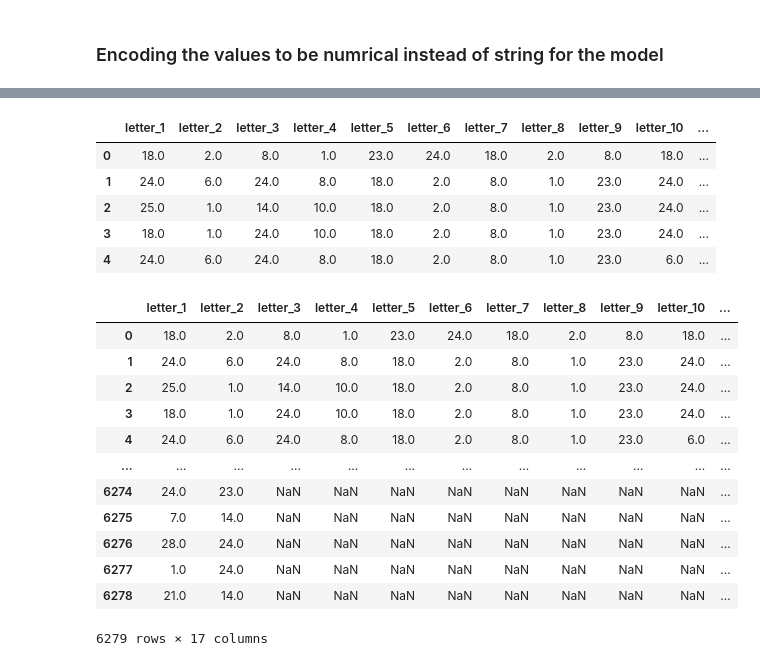
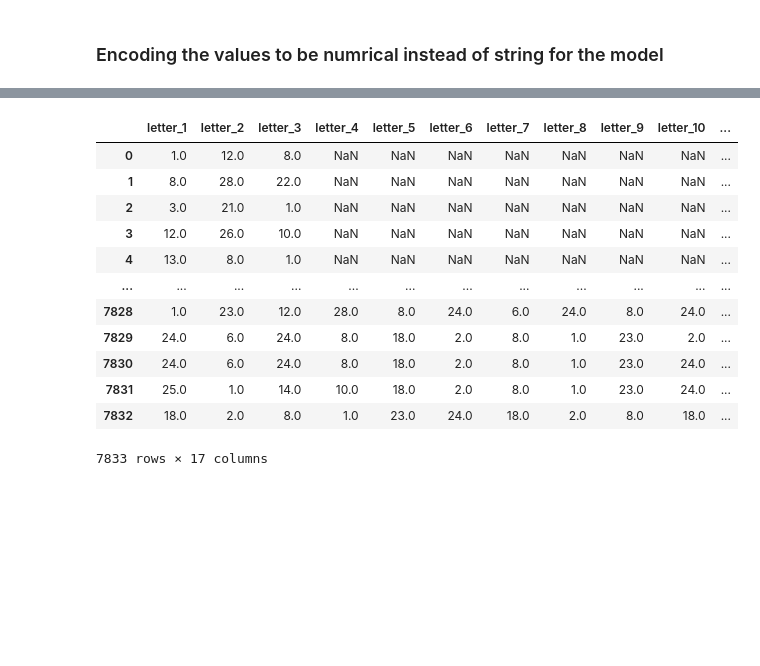
Before and after one commit to Desoky231/Arabic_names_gender_indetification, a Jupyter notebook: gender reveal.ipynb, the cells around one changed output, grey strips where cells are left out. Drawn from its saved outputs; the diff is of its cells as text; code cells hidden in the pictures; blank space fills up the shorter version.

```diff
--- a/gender reveal.ipynb
+++ b/gender reveal.ipynb
@@ -181,4 +180 @@ index = length.sort_values(ascending=False).index
-# %%
-# Reorder the rows of the DataFrame using the sorted index
-sorted_train_df = train_df.loc[index]
 # %%
@@ -203,4 +198,5 @@ display(sorted_train_df[sorted_train_df['Names'].apply(len) == 1])
 # %%
-sorted_train_df = sorted_train_df[sorted_train_df['Names'].apply(len) != 1]
+#Remove the enteries where the length the is 1 letter
+sorted_train_df = sorted_train_df[sorted_train_df['Length'] > 2]
 sorted_train_df.head(10)
 # %% [output]
@@ -641,0 +605,19 @@ Accuracy: 0.7611464968152867
+# %%
+
+# Make a function the removes inconsistencies in a string
+
+def remove_inconsistencies(input_string):
+    # Iterate through the inconsistency_mapper and replace each key with its corresponding value
+    for key, value in inconsistency_mapper.items():
+        input_string = input_string.replace(key, value)
+
+    return input_string
+
+def remove_non_arabic(input_string):
+    # Use regex to remove anything that is not an Arabic letter
+    arabic_letters = re.sub(r'[^اأإءآبتثجحخدذرزسشصضطظعغفقكلمنهوي]', '', input_string)
+    return arabic_letters
+# %%
+train_data['Names'] = train_data['Names'].apply(remove_inconsistencies)
+train_data['Names'] = train_data['Names'].apply(remove_non_arabic)
+train_data.head()
@@ -668,21 +656,26 @@ display(df)
 # %%
 # The dictionray for the mapping
 arabic_alphabet_mapping = {
     'ا': 1, 'ب': 2, 'ت': 3, 'ث': 4, 'ج': 5, 'ح': 6, 'خ': 7, 'د': 8, 'ذ': 9, 'ر': 10,
     'ز': 11, 'س': 12, 'ش': 13, 'ص': 14, 'ض': 15, 'ط': 16, 'ظ': 17, 'ع': 18, 'غ': 19,
-    'ف': 20, 'ق': 21, 'ك': 22, 'ل': 23, 'م': 24, 'ن': 25, 'ه': 26, 'و': 27, 'ي': 28
+    'ف': 20, 'ق': 21, 'ك': 22, 'ل': 23, 'م': 24, 'ن': 25, 'ه': 26, 'و': 27, 'ي': 28,
+    'ء' : 29
 }
-x = df
-columns_to_encode = x.columns
 
-test = x.copy()
-# Iterate through each column and apply mapping
-for column in columns_to_encode:
-    test[column] = test[column].map(arabic_alphabet_mapping)
+for col in list(df.columns):
+    df[col] = df[col].replace(arabic_alphabet_mapping)
+df
 # %% [output]
 |  | letter_1 | letter_2 | letter_3 | letter_4 | letter_5 | letter_6 | letter_7 | letter_8 | letter_9 | letter_10 | ... |
-| 0 | 18.0 | 2.0 | 8.0 | 1.0 | 23.0 | 24.0 | 18.0 | 2.0 | 8.0 | 18.0 | ... |
-| 1 | 24.0 | 6.0 | 24.0 | 8.0 | 18.0 | 2.0 | 8.0 | 1.0 | 23.0 | 24.0 | ... |
-| 2 | 25.0 | 1.0 | 14.0 | 10.0 | 18.0 | 2.0 | 8.0 | 1.0 | 23.0 | 24.0 | ... |
-| 3 | 18.0 | 1.0 | 24.0 | 10.0 | 18.0 | 2.0 | 8.0 | 1.0 | 23.0 | 24.0 | ... |
-| 4 | 24.0 | 6.0 | 24.0 | 8.0 | 18.0 | 2.0 | 8.0 | 1.0 | 23.0 | 6.0 | ... |
+| 0 | 1.0 | 12.0 | 8.0 | NaN | NaN | NaN | NaN | NaN | NaN | NaN | ... |
+| 1 | 8.0 | 28.0 | 22.0 | NaN | NaN | NaN | NaN | NaN | NaN | NaN | ... |
+| 2 | 3.0 | 21.0 | 1.0 | NaN | NaN | NaN | NaN | NaN | NaN | NaN | ... |
+| 3 | 12.0 | 26.0 | 10.0 | NaN | NaN | NaN | NaN | NaN | NaN | NaN | ... |
+| 4 | 13.0 | 8.0 | 1.0 | NaN | NaN | NaN | NaN | NaN | NaN | NaN | ... |
+| ... | ... | ... | ... | ... | ... | ... | ... | ... | ... | ... | ... |
+| 7828 | 1.0 | 23.0 | 12.0 | 28.0 | 8.0 | 24.0 | 6.0 | 24.0 | 8.0 | 24.0 | ... |
+| 7829 | 24.0 | 6.0 | 24.0 | 8.0 | 18.0 | 2.0 | 8.0 | 1.0 | 23.0 | 2.0 | ... |
+| 7830 | 24.0 | 6.0 | 24.0 | 8.0 | 18.0 | 2.0 | 8.0 | 1.0 | 23.0 | 24.0 | ... |
+| 7831 | 25.0 | 1.0 | 14.0 | 10.0 | 18.0 | 2.0 | 8.0 | 1.0 | 23.0 | 24.0 | ... |
+| 7832 | 18.0 | 2.0 | 8.0 | 1.0 | 23.0 | 24.0 | 18.0 | 2.0 | 8.0 | 18.0 | ... |
+7833 rows × 17 columns
@@ -713,17 +681,0 @@ def decode_pd(df):
-# %%
-test = decode_pd(train_data)
-test
-# %% [output]
-|  | letter_1 | letter_2 | letter_3 | letter_4 | letter_5 | letter_6 | letter_7 | letter_8 | letter_9 | letter_10 | ... |
-| 0 | 18.0 | 2.0 | 8.0 | 1.0 | 23.0 | 24.0 | 18.0 | 2.0 | 8.0 | 18.0 | ... |
-| 1 | 24.0 | 6.0 | 24.0 | 8.0 | 18.0 | 2.0 | 8.0 | 1.0 | 23.0 | 24.0 | ... |
-| 2 | 25.0 | 1.0 | 14.0 | 10.0 | 18.0 | 2.0 | 8.0 | 1.0 | 23.0 | 24.0 | ... |
-| 3 | 18.0 | 1.0 | 24.0 | 10.0 | 18.0 | 2.0 | 8.0 | 1.0 | 23.0 | 24.0 | ... |
-| 4 | 24.0 | 6.0 | 24.0 | 8.0 | 18.0 | 2.0 | 8.0 | 1.0 | 23.0 | 6.0 | ... |
-| ... | ... | ... | ... | ... | ... | ... | ... | ... | ... | ... | ... |
-| 6274 | 24.0 | 23.0 | NaN | NaN | NaN | NaN | NaN | NaN | NaN | NaN | ... |
-| 6275 | 7.0 | 14.0 | NaN | NaN | NaN | NaN | NaN | NaN | NaN | NaN | ... |
-| 6276 | 28.0 | 24.0 | NaN | NaN | NaN | NaN | NaN | NaN | NaN | NaN | ... |
-| 6277 | 1.0 | 24.0 | NaN | NaN | NaN | NaN | NaN | NaN | NaN | NaN | ... |
-| 6278 | 21.0 | 14.0 | NaN | NaN | NaN | NaN | NaN | NaN | NaN | NaN | ... |
-6279 rows × 17 columns
```
Also changed, not shown: parts of 65 cells of this notebook.
